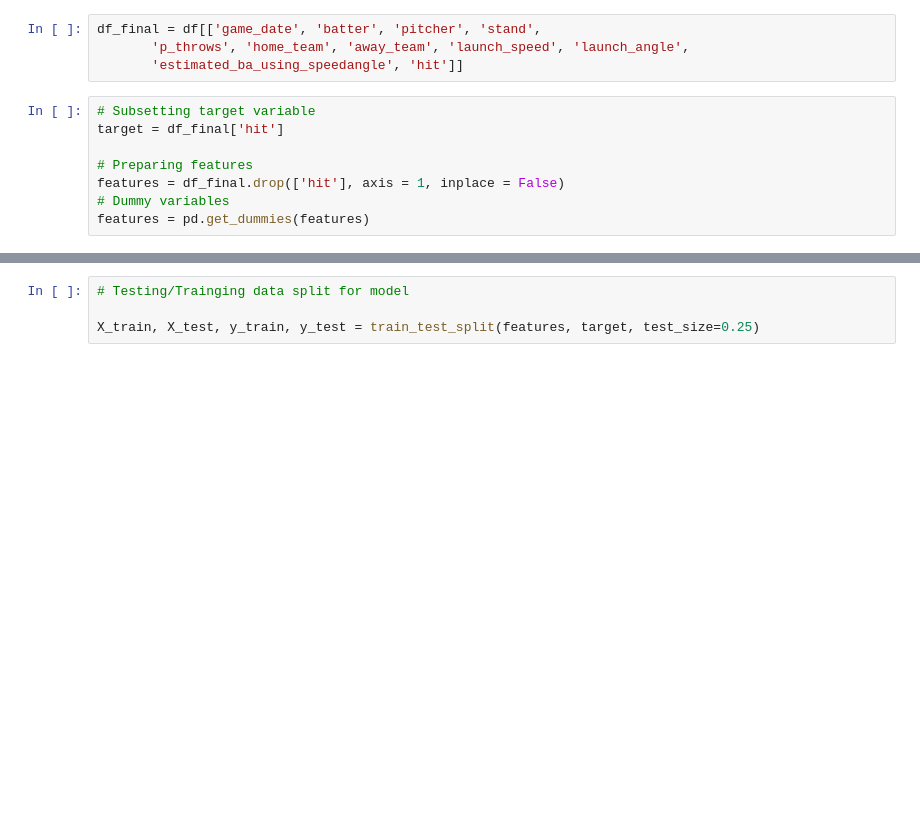
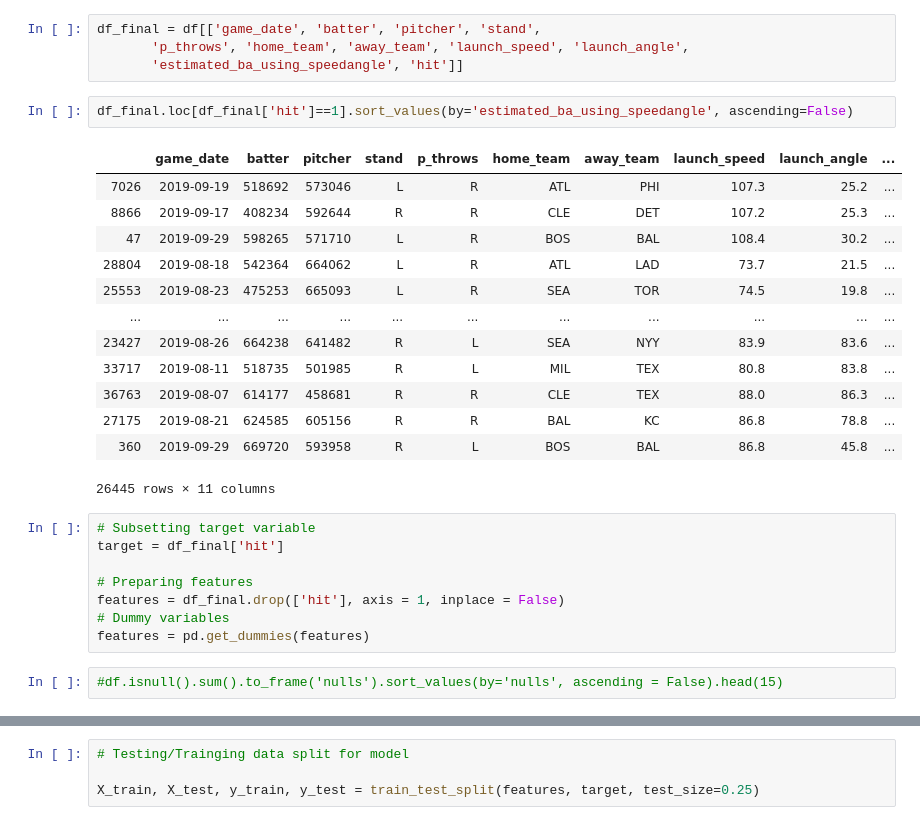
Before and after one commit to lucaskelly49/Beat-the-Streak, a Jupyter notebook: BeatTheStreak.ipynb, the cells around one changed output, grey strips where cells are left out. Drawn from its saved outputs; the diff is of its cells as text; blank space fills up the shorter version.

```diff
--- a/BeatTheStreak.ipynb
+++ b/BeatTheStreak.ipynb
@@ -119,6 +119,22 @@ Index(['game_date', 'batter', 'pitcher', 'events', 'description', 'stand',
 df_final = df[['game_date', 'batter', 'pitcher', 'stand',
        'p_throws', 'home_team', 'away_team', 'launch_speed', 'launch_angle',
        'estimated_ba_using_speedangle', 'hit']]
+# %%
+df_final.loc[df_final['hit']==1].sort_values(by='estimated_ba_using_speedangle', ascending=False)
+# %% [output]
+|  | game_date | batter | pitcher | stand | p_throws | home_team | away_team | launch_speed | launch_angle | ... |
+| 7026 | 2019-09-19 | 518692 | 573046 | L | R | ATL | PHI | 107.3 | 25.2 | ... |
+| 8866 | 2019-09-17 | 408234 | 592644 | R | R | CLE | DET | 107.2 | 25.3 | ... |
+| 47 | 2019-09-29 | 598265 | 571710 | L | R | BOS | BAL | 108.4 | 30.2 | ... |
+| 28804 | 2019-08-18 | 542364 | 664062 | L | R | ATL | LAD | 73.7 | 21.5 | ... |
+| 25553 | 2019-08-23 | 475253 | 665093 | L | R | SEA | TOR | 74.5 | 19.8 | ... |
+| ... | ... | ... | ... | ... | ... | ... | ... | ... | ... | ... |
+| 23427 | 2019-08-26 | 664238 | 641482 | R | L | SEA | NYY | 83.9 | 83.6 | ... |
+| 33717 | 2019-08-11 | 518735 | 501985 | R | L | MIL | TEX | 80.8 | 83.8 | ... |
+| 36763 | 2019-08-07 | 614177 | 458681 | R | R | CLE | TEX | 88.0 | 86.3 | ... |
+| 27175 | 2019-08-21 | 624585 | 605156 | R | R | BAL | KC | 86.8 | 78.8 | ... |
+| 360 | 2019-09-29 | 669720 | 593958 | R | L | BOS | BAL | 86.8 | 45.8 | ... |
+26445 rows × 11 columns
 # %%
 # Subsetting target variable
 target = df_final['hit']
@@ -127,3 +143,5 @@ target = df_final['hit']
 features = df_final.drop(['hit'], axis = 1, inplace = False)
 # Dummy variables
 features = pd.get_dummies(features)
+# %%
+#df.isnull().sum().to_frame('nulls').sort_values(by='nulls', ascending = False).head(15)
```
Also changed, not shown: parts of 13 cells of this notebook.
